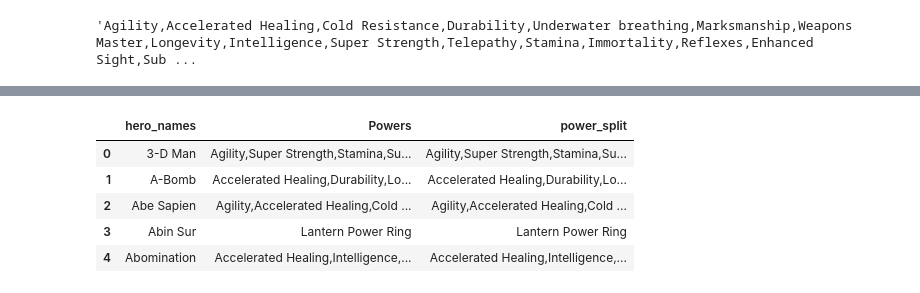
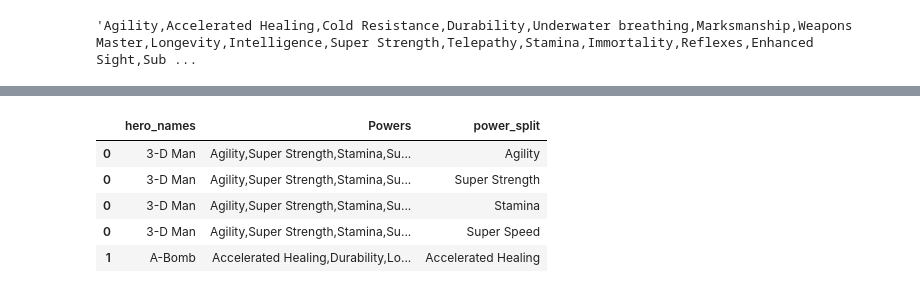
Before and after one commit to RemnantArgon001/Applying-Advanced-Transformations--Core-, a Jupyter notebook: Applying Advanced Transformations (Core).ipynb, the cells around one changed output, grey strips where cells are left out. Cells and saved outputs as stored; diff of their text form; code cells hidden in the pictures.

```diff
--- a/Applying Advanced Transformations (Core).ipynb
+++ b/Applying Advanced Transformations (Core).ipynb
@@ -225,5 +224,5 @@ Right['Powers'].str.split(',',expand=True)
 # %%
-Right['power_split'] = Right['Powers'].str.replace("'",'"')
+Right['power_split'] = Right['Powers'].str.split(",")
 # %%
 Right['power_split'].head()
 # %% [output]
@@ -251,12 +235,12 @@ Name: power_split, Length: 608, dtype: int64
 # %%
-exploded = Right.explode('Powers', ignore_index=False)
+exploded = Right.explode('power_split', ignore_index=False)
 exploded[['hero_names','Powers','power_split']].head(5)
 # %% [output]
 |  | hero_names | Powers | power_split |
-| 0 | 3-D Man | Agility,Super Strength,Stamina,Su... | Agility,Super Strength,Stamina,Su... |
-| 1 | A-Bomb | Accelerated Healing,Durability,Lo... | Accelerated Healing,Durability,Lo... |
-| 2 | Abe Sapien | Agility,Accelerated Healing,Cold ... | Agility,Accelerated Healing,Cold ... |
-| 3 | Abin Sur | Lantern Power Ring | Lantern Power Ring |
-| 4 | Abomination | Accelerated Healing,Intelligence,... | Accelerated Healing,Intelligence,... |
+| 0 | 3-D Man | Agility,Super Strength,Stamina,Su... | Agility |
+| 0 | 3-D Man | Agility,Super Strength,Stamina,Su... | Super Strength |
+| 0 | 3-D Man | Agility,Super Strength,Stamina,Su... | Stamina |
+| 0 | 3-D Man | Agility,Super Strength,Stamina,Su... | Super Speed |
+| 1 | A-Bomb | Accelerated Healing,Durability,Lo... | Accelerated Healing |
 # %%
 cols_to_make = exploded['power_split'].dropna().unique()
```
Also changed, not shown: parts of 15 cells of this notebook.
